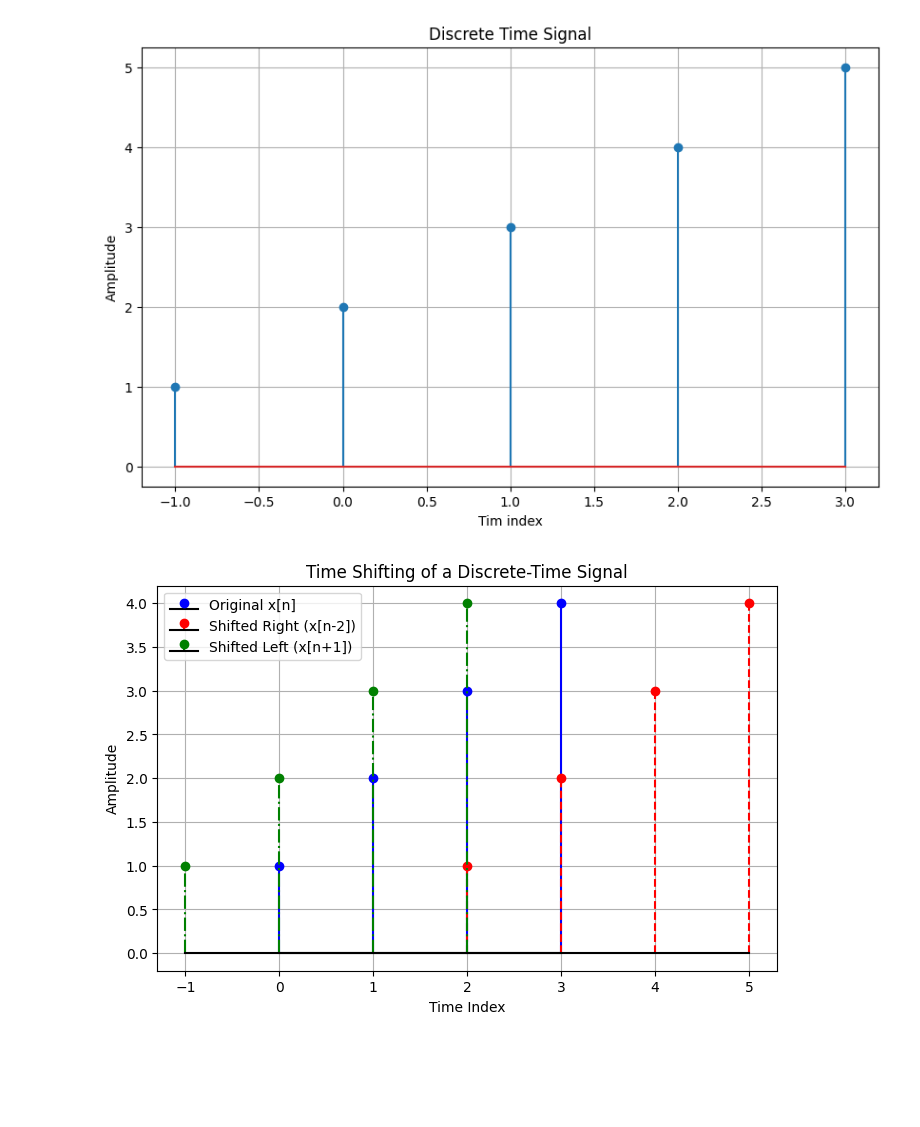
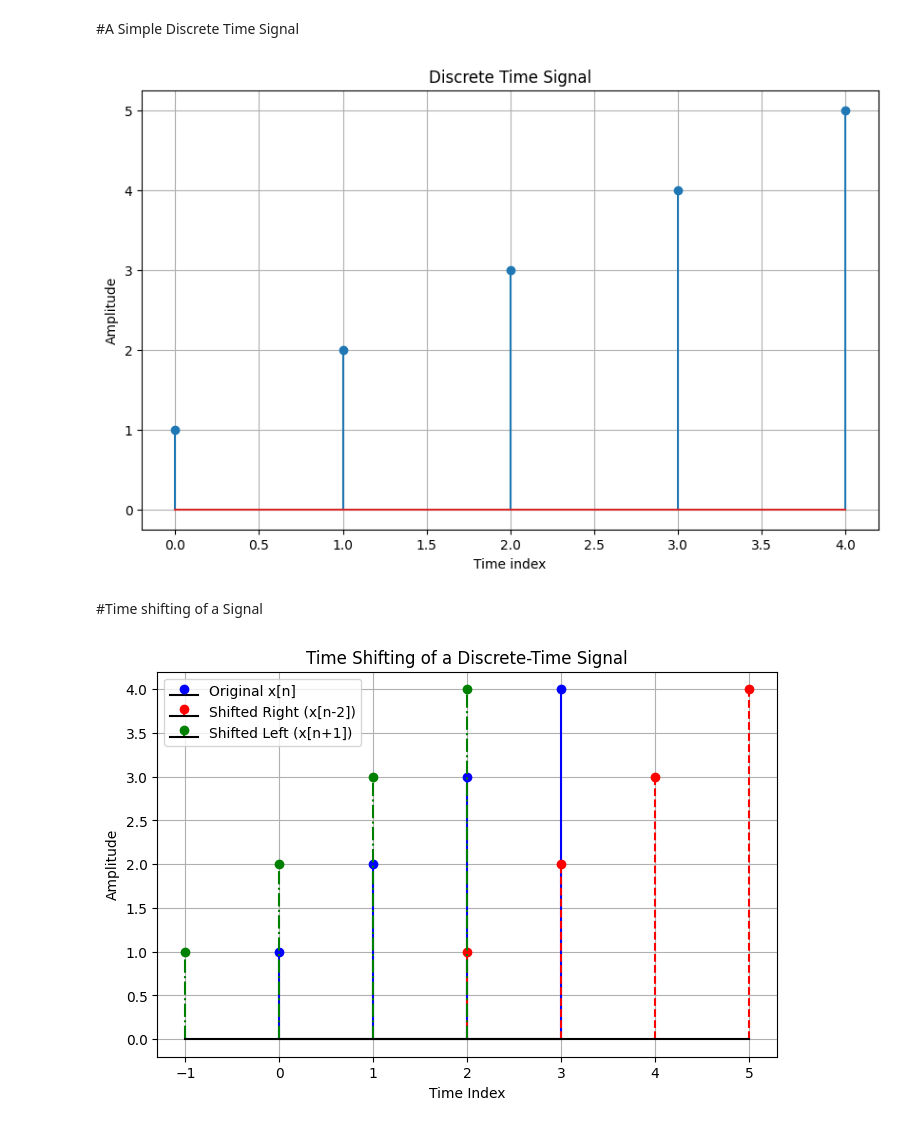
Before and after one commit to arasriver/Signals_Systems, a Jupyter notebook: Signal_Examples.ipynb, the cells around one changed output. Drawn from its saved outputs; the diff is of its cells as text; code cells hidden in the pictures; blank space fills up the shorter version.

Commit message:
Updated Signal_Examples project

```diff
--- a/Signal_Examples.ipynb
+++ b/Signal_Examples.ipynb
@@ -1,19 +1,23 @@
+# %% [markdown]
+#A Simple Discrete Time Signal
 # %%
 import matplotlib.pyplot as plt
 import numpy as np
 
-n = np.array([0, 1, 2, 3, 4])
-x = np.array([1, 2, 3 , 4, 5])
+n = np.array([0, 1, 2, 3, 4]) # Signal Length
+x = np.array([1, 2, 3 , 4, 5]) #Amplitude
 
 plt.figure(figsize=(10, 6))
-plt.stem(n -1 , x)
-plt.xlabel('Tim index')
+plt.stem(n , x)
+plt.xlabel('Time index')
 plt.ylabel('Amplitude')
 plt.title('Discrete Time Signal')
 plt.grid(True)
 plt.show()
 # %% [output]
-[figure, old version]
+[figure, new version]
+# %% [markdown]
+#Time shifting of a Signal
 # %%
 import numpy as np
 import matplotlib.pyplot as plt
```
Also changed, not shown: parts of 13 cells of this notebook.
